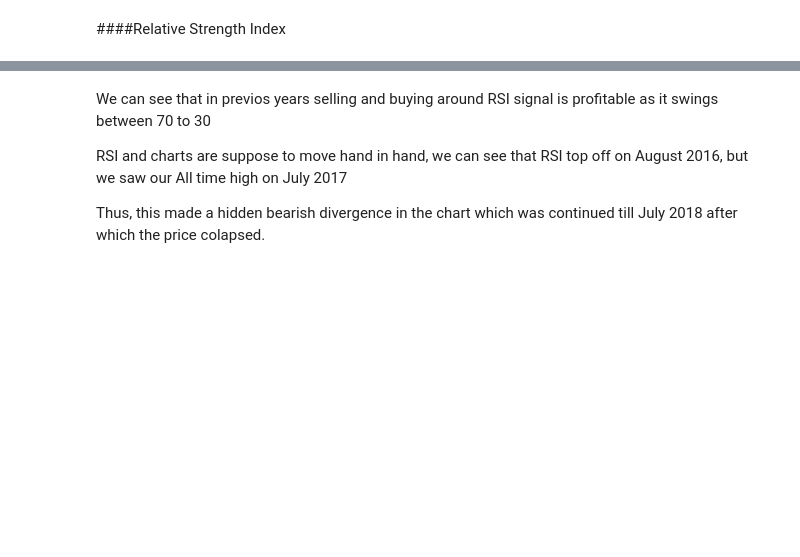
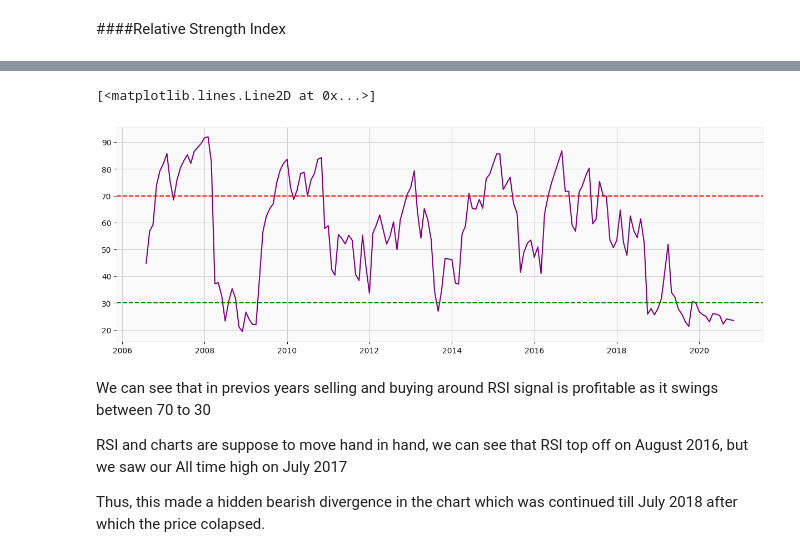
Before and after one commit to Mihirgupta2001/Regression---Capstone-Project, a Jupyter notebook: Regresssion_Capstone_project.ipynb, the cells around one changed output, grey strips where cells are left out. Saved outputs shown, nothing was run; the diff lists cells and outputs as text; code cells hidden in the pictures; blank space fills up the shorter version.

```diff
--- a/Regresssion_Capstone_project.ipynb
+++ b/Regresssion_Capstone_project.ipynb
@@ -371,17 +382,17 @@ df['rs'] = df['ema_gain']/df['ema_loss']
 # The RSI is calculated using the relative strength by the following formula
 df['rsi_14'] = 100 - (100/(df['rs'] + 1))
 
-#plotting the RSI
-fig = px.line(df,y ='rsi_14',title='RSI Indicator')
 
 # adding oversold and overbought levels
 overbought_level = 70
 oversold_level = 30
 
-#adding oversold and overbought levels to the plot
-fig.add_hline(y=overbought_level, opacity = 0.5)
-fig.add_hline(y=oversold_level,opacity = 0.5)
 
-#Showing the RSI figure
+#Showing the RSI indicator
+relevant_df = df['rsi_14']
+figure(figsize=(15,5))
+plt.plot(relevant_df,color = 'purple')
+plt.axhline(y = overbought_level, color = 'r', linestyle = '--')
+plt.axhline(y = oversold_level, color = 'g', linestyle = '--')
 display(fig)
 # %% [output]
@@ -389,3 +399,5 @@ display(fig)
+[<matplotlib.lines.Line2D at 0x...>]
+[figure, added]
 # %% [markdown]
 We can see that in previos years selling and buying around RSI signal is profitable as it swings between 70 to 30
 
```
Also changed, not shown: parts of 42 cells of this notebook.
